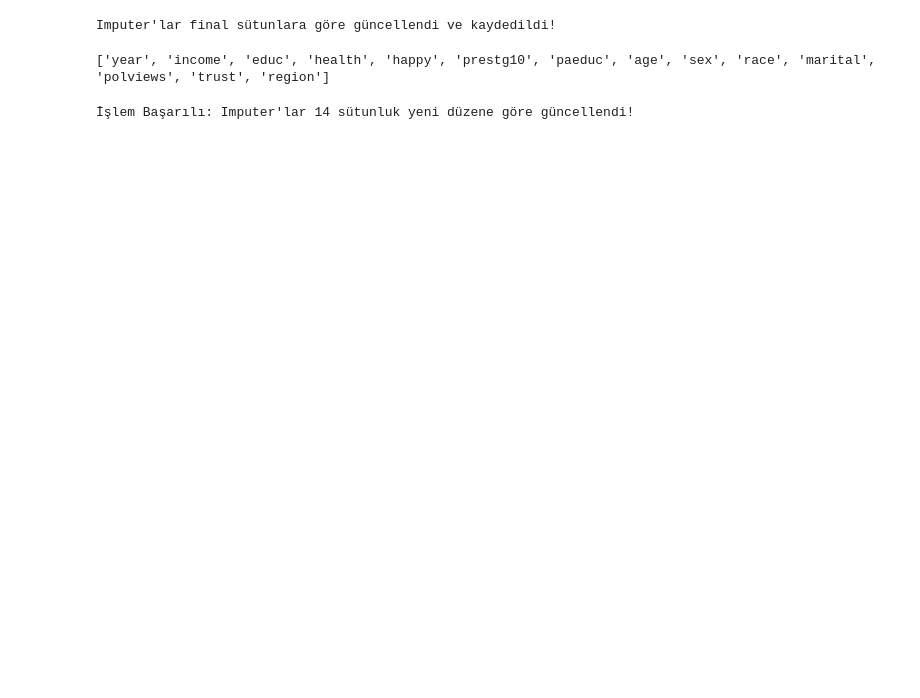
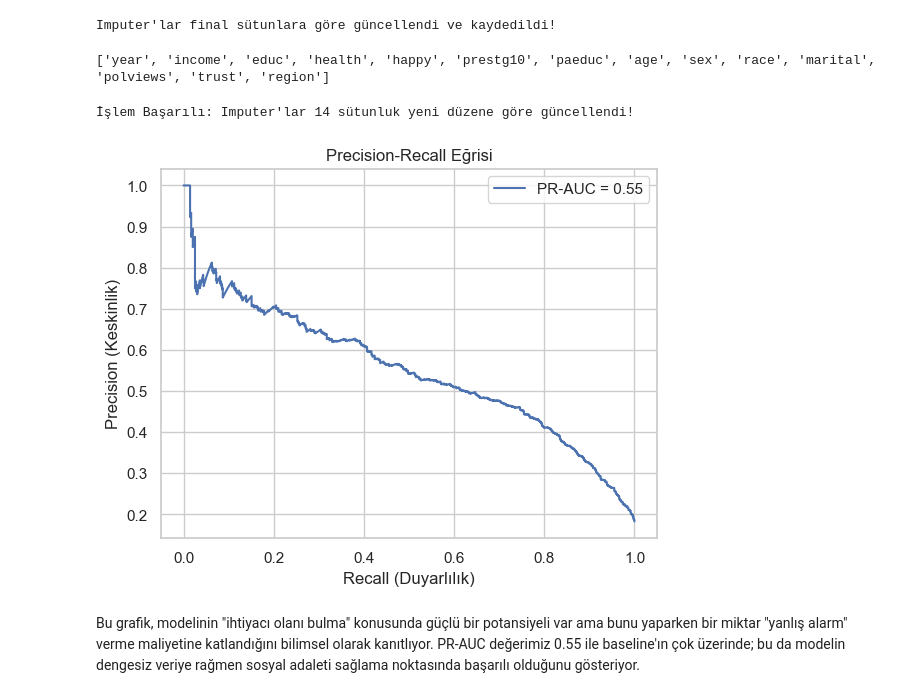
Before and after one commit to muratef/gss-sosyal-analiz, a Jupyter notebook: models/sosyal_ihtiyac_modeli.ipynb, the cells around one changed output. Cells and saved outputs as stored; diff of their text form; code cells hidden in the pictures; blank space fills up the shorter version.

```diff
--- a/models/sosyal_ihtiyac_modeli.ipynb
+++ b/models/sosyal_ihtiyac_modeli.ipynb
@@ -642,3 +620,19 @@ joblib.dump(imputer_cat, 'imputer_cat.pkl')
 print("İşlem Başarılı: Imputer'lar 14 sütunluk yeni düzene göre güncellendi!")
 # %% [output]
 İşlem Başarılı: Imputer'lar 14 sütunluk yeni düzene göre güncellendi!
+# %%
+from sklearn.metrics import precision_recall_curve, auc
+
+precision, recall, _ = precision_recall_curve(y_test, y_probs)
+pr_auc = auc(recall, precision)
+
+plt.plot(recall, precision, label=f'PR-AUC = {pr_auc:.2f}')
+plt.xlabel('Recall (Duyarlılık)')
+plt.ylabel('Precision (Keskinlik)')
+plt.title('Precision-Recall Eğrisi')
+plt.legend()
+plt.show()
+# %% [output]
+[figure, added]
+# %% [markdown]
+Bu grafik, modelinin "ihtiyacı olanı bulma" konusunda güçlü bir potansiyeli var ama bunu yaparken bir miktar "yanlış alarm" verme maliyetine katlandığını bilimsel olarak kanıtlıyor.  PR-AUC değerimiz 0.55 ile baseline'ın çok üzerinde; bu da modelin dengesiz veriye rağmen sosyal adaleti sağlama noktasında başarılı olduğunu gösteriyor.
```
Also changed, not shown: parts of 14 cells of this notebook, 2 other files.
